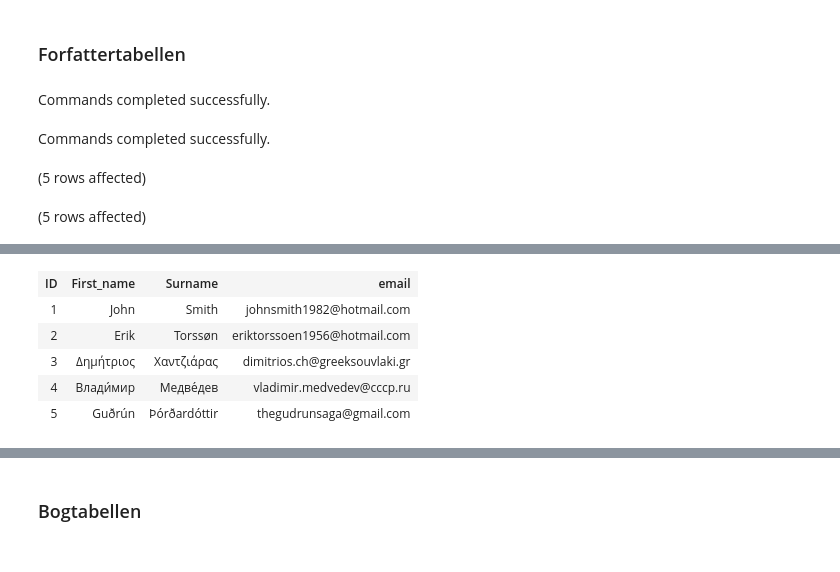
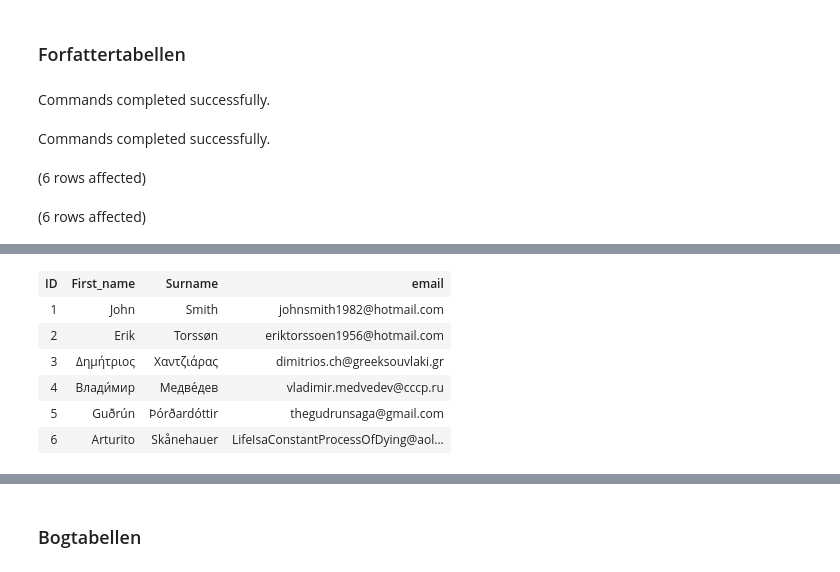
Before and after one commit to newton0182/SQLcourse, a Jupyter notebook: Dimitrios_Opgave_uge3_ForlagetFanzy.ipynb, the cells around one changed output, grey strips where cells are left out. Saved outputs shown, nothing was run; the diff lists cells and outputs as text; code cells hidden in the pictures.

```diff
--- a/Dimitrios_Opgave_uge3_ForlagetFanzy.ipynb
+++ b/Dimitrios_Opgave_uge3_ForlagetFanzy.ipynb
@@ -58,6 +78,9 @@ VALUES
 ),
 (
     'Guðrún', 'Þórðardóttir', 'thegudrunsaga@gmail.com'
+),
+(
+    'Arturito', 'Skånehauer', 'LifeIsaConstantProcessOfDying@aol.com'
 )
 
 -- View the table
@@ -66,5 +89,5 @@ FROM [dbo].[Forfatter]
 # %% [output]
 Commands completed successfully.
 Commands completed successfully.
-(5 rows affected)
+(6 rows affected)
-(5 rows affected)
+(6 rows affected)
@@ -72,6 +95,7 @@ Total execution time: 00:00:00.005
 | ID | First_name | Surname | email |
 | 1 | John | Smith | johnsmith1982@hotmail.com |
 | 2 | Erik | Torssøn | eriktorssoen1956@hotmail.com |
 | 3 | Δημήτριος | Χαντζιάρας | dimitrios.ch@greeksouvlaki.gr |
 | 4 | Влади́мир | Медве́дев | vladimir.medvedev@cccp.ru |
 | 5 | Guðrún | Þórðardóttir | thegudrunsaga@gmail.com |
+| 6 | Arturito | Skånehauer | LifeIsaConstantProcessOfDying@aol... |
```
Also changed, not shown: parts of 14 cells of this notebook.
